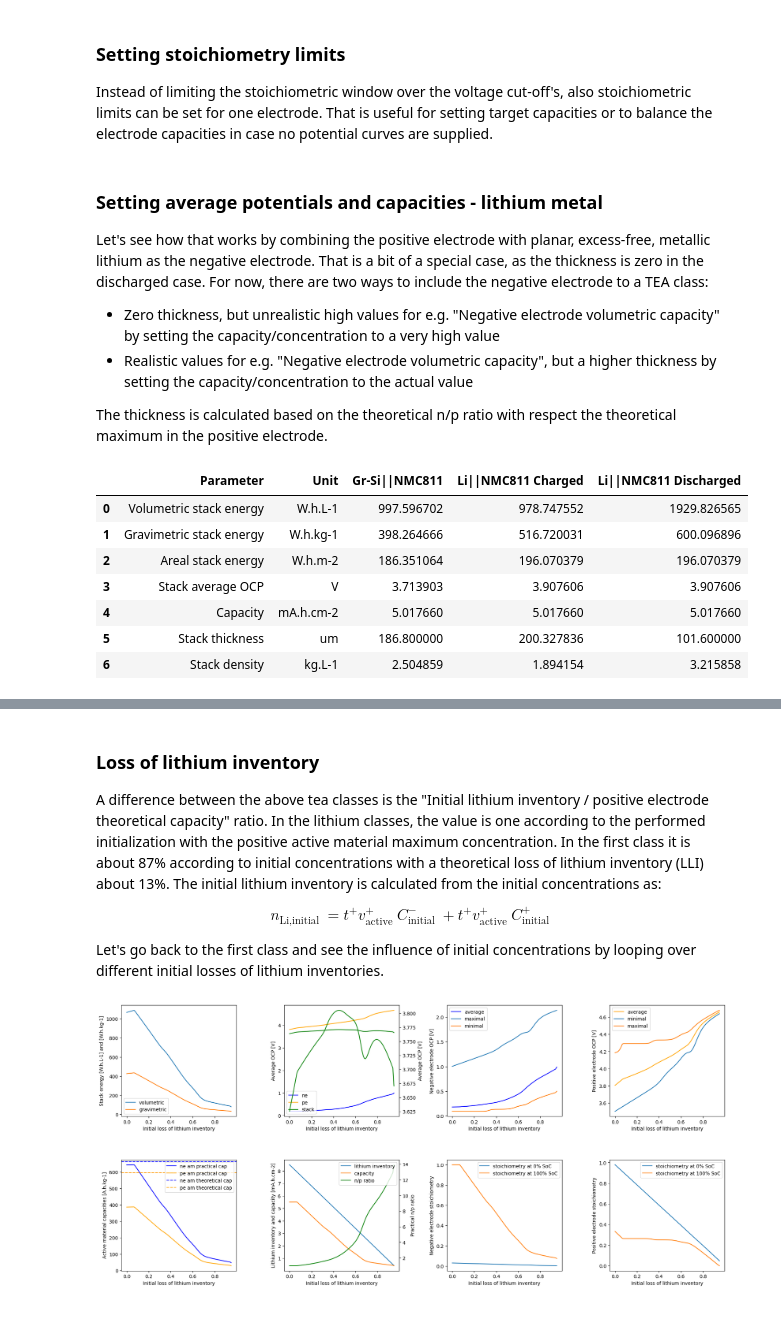
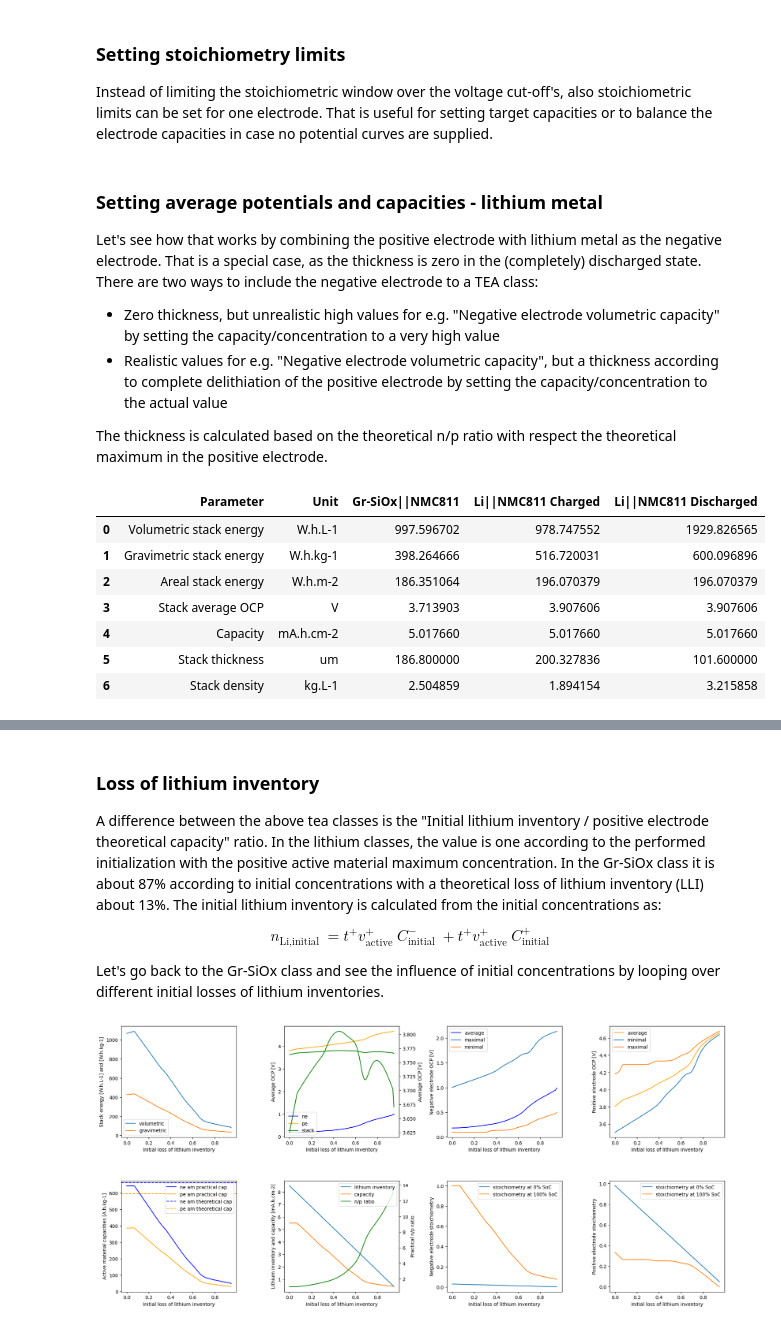
Before and after one commit to pybamm-team/pybamm-tea, a Jupyter notebook: examples/capacities_and_potentials.ipynb, the cells around one changed output, grey strips where cells are left out. Saved outputs shown, nothing was run; the diff lists cells and outputs as text; code cells hidden in the pictures.

```diff
--- a/examples/capacities_and_potentials.ipynb
+++ b/examples/capacities_and_potentials.ipynb
@@ -24,7 +26,7 @@ input = {
 base = pybamm.ParameterValues("Chen2020")
 
 # create a TEA class
-tea_class = tea.TEA(base, input)
+tea_class = pybamm_tea.TEA(base, input)
 
 # get the stack energy
 display(tea_class.stack_energy_dataframe)
@@ -136,7 +138,7 @@ for potential in upper_cut_off_potentials:
     input.update({"Upper voltage cut-off [V]": potential})
 
     # create a TEA classes with the updated input
-    tea_class = tea.TEA(base, input)
+    tea_class = pybamm_tea.TEA(base, input)
 
     # save the calculated the stack energy densities in the lists
     stack_volumetric_energy.append(tea_class.stack_energy.get("Volumetric stack energy [W.h.L-1]"))
@@ -155,20 +157,20 @@ axs[0].plot(upper_cut_off_potentials, stack_volumetric_energy, label="volumetric
 axs[0].plot(upper_cut_off_potentials, stack_gravimetric_energy, label="gravimetric")
 axs[0].set_xlabel("Upper voltage cut-off [V]")
 axs[0].set_ylabel("Stack energy [W.h.L-1] and [W.h.kg-1]")
-ax_ = axs[0].twinx()
-ax_.plot(upper_cut_off_potentials, n_p_ratios, color="black", label="n/p ratio")
-ax_.set_ylabel("Practical n/p ratio", color="black")
-ax_.tick_params(axis='y', labelcolor="black")
-lines, labels = axs[0].get_legend_handles_labels()
-lines2, labels2 = ax_.get_legend_handles_labels()
-ax_.legend(lines + lines2, labels + labels2, loc='upper left')
+axs[0].legend()
 
 # plot the stoichiometries vs the upper voltage cut-off
 axs[1].plot(upper_cut_off_potentials, x100s, label="x100")
 axs[1].plot(upper_cut_off_potentials, y100s, label="y100")
 axs[1].set_xlabel("Upper voltage cut-off [V]")
 axs[1].set_ylabel("Stoichiometries at 100%")
-axs[1].legend()
+ax_ = axs[1].twinx()
+ax_.plot(upper_cut_off_potentials, n_p_ratios, color="black", label="n/p ratio")
+ax_.set_ylabel("Practical n/p ratio", color="black")
+ax_.tick_params(axis='y', labelcolor="black")
+lines, labels = axs[1].get_legend_handles_labels()
+lines_, labels_ = ax_.get_legend_handles_labels()
+ax_.legend(lines + lines_, labels + labels_, loc='upper left')
 
 plt.show()
 # %% [output]
@@ -189,10 +191,10 @@ input_new = {
 # %% [markdown]
 ### Setting average potentials and capacities - lithium metal
 
-Let's see how that works by combining the positive electrode with planar, excess-free, metallic lithium as the negative electrode. That is a bit of a special case, as the thickness is zero in the discharged case. For now, there are two ways to include the negative electrode to a TEA class:
+Let's see how that works by combining the positive electrode with lithium metal as the negative electrode. That is a special case, as the thickness is zero in the (completely) discharged state. There are two ways to include the negative electrode to a TEA class:
 
 * Zero thickness, but unrealistic high values for e.g. "Negative electrode volumetric capacity" by setting the capacity/concentration to a very high value
-* Realistic values for e.g. "Negative electrode volumetric capacity", but a higher thickness by setting the capacity/concentration to the actual value
+* Realistic values for e.g. "Negative electrode volumetric capacity", but a thickness according to complete delithiation of the positive electrode by setting the capacity/concentration to the actual value
 
 The thickness is calculated based on the theoretical n/p ratio with respect the theoretical maximum in the positive electrode.
 # %%
@@ -219,38 +221,38 @@ input_lithium_discharged = {
 
     # set the capacity
     "Negative electrode active material capacity [A.h.kg-1]": 1e100
 }
 
 input_lithium_charged = {
 
     "Negative electrode active material capacity [A.h.kg-1]": 96485 / 3.6 / 6.941, # F [Q.mol-1] / 3600 [Q.Ah] / M_n [g.mol-1] * 1000 [g.kg-1]
     # "Maximum concentration in negative electrode [mol.m-3]": 534 / 6.941 / 1000 maximum concentration of lithium in active material could be set, too
 }
 
 # update the input with the new parameters
 input_lithium_discharged.update(input_new)
 input_lithium_charged = {**input_lithium_discharged, **input_lithium_charged}
 
 # base parameter-sets
 base = pybamm.ParameterValues("Chen2020")
 
 # create a TEA class
-tea_class_lithium_charged = tea.TEA(base, input_lithium_charged)
-tea_class_lithium_discharged = tea.TEA(base, input_lithium_discharged)
+tea_class_lithium_charged = pybamm_tea.TEA(base, input_lithium_charged)
+tea_class_lithium_discharged = pybamm_tea.TEA(base, input_lithium_discharged)
 
 # merge dataframes
 stack_energies = pd.merge(tea_class.stack_energy_dataframe, tea_class_lithium_charged.stack_energy_dataframe, on=['Parameter', 'Unit'])
 stack_energies = pd.merge(stack_energies, tea_class_lithium_discharged.stack_energy_dataframe, on=['Parameter', 'Unit'])
-stack_energies = stack_energies.rename(columns={"Value_x": "Gr-Si||NMC811", "Value_y": "Li||NMC811 Charged", "Value": "Li||NMC811 Discharged"})
+stack_energies = stack_energies.rename(columns={"Value_x": "Gr-SiOx||NMC811", "Value_y": "Li||NMC811 Charged", "Value": "Li||NMC811 Discharged"})
 capacities_and_potentials = pd.merge(tea_class.capacities_and_potentials_dataframe, tea_class_lithium_charged.capacities_and_potentials_dataframe, on=['Parameter', 'Unit'])
 capacities_and_potentials = pd.merge(capacities_and_potentials, tea_class_lithium_discharged.capacities_and_potentials_dataframe, on=['Parameter', 'Unit'])
-capacities_and_potentials = capacities_and_potentials.rename(columns={"Value_x": "Gr-Si||NMC811", "Value_y": "Li||NMC811 Charged", "Value": "Li||NMC811 Discharged"})
+capacities_and_potentials = capacities_and_potentials.rename(columns={"Value_x": "Gr-SiOx||NMC811", "Value_y": "Li||NMC811 Charged", "Value": "Li||NMC811 Discharged"})
 
 # display the dataframes
 display(stack_energies)
 display(capacities_and_potentials)
 # %% [output]
-|  | Parameter | Unit | Gr-Si||NMC811 | Li||NMC811 Charged | Li||NMC811 Discharged |
+|  | Parameter | Unit | Gr-SiOx||NMC811 | Li||NMC811 Charged | Li||NMC811 Discharged |
 | 0 | Volumetric stack energy | W.h.L-1 | 997.596702 | 978.747552 | 1929.826565 |
 | 1 | Gravimetric stack energy | W.h.kg-1 | 398.264666 | 516.720031 | 600.096896 |
 | 2 | Areal stack energy | W.h.m-2 | 186.351064 | 196.070379 | 196.070379 |
@@ -278,13 +280,13 @@ display(capacities_and_potentials)
 # %% [markdown]
 ### Loss of lithium inventory
 
-A difference between the above tea classes is the "Initial lithium inventory / positive electrode theoretical capacity" ratio. In the lithium classes, the value is one according to the performed initialization with the positive active material maximum concentration. In the first class it is about 87% according to initial concentrations with a theoretical loss of lithium inventory (LLI) about 13%. The initial lithium inventory is calculated from the initial concentrations as:
+A difference between the above tea classes is the "Initial lithium inventory / positive electrode theoretical capacity" ratio. In the lithium classes, the value is one according to the performed initialization with the positive active material maximum concentration. In the Gr-SiOx class it is about 87% according to initial concentrations with a theoretical loss of lithium inventory (LLI) about 13%. The initial lithium inventory is calculated from the initial concentrations as:
 
 \begin{equation*}
 n_{\text {Li,initial }}=t^{+} v_{\text {active }}^{+} C_{\text {initial }}^{-}+t^{+} v_{\text {active }}^{+} C_{\text {initial }}^{+}
 \end{equation*}
 
-Let's go back to the first class and see the influence of initial concentrations by looping over different initial losses of lithium inventories.
+Let's go back to the Gr-SiOx class and see the influence of initial concentrations by looping over different initial losses of lithium inventories.
 # %%
 # initialize the active material concentrations to the zero in the negative electrode and to the maximum in the positive electrode
 input["Initial concentration in negative electrode [mol.m-3]"] = None
```
Also changed, not shown: parts of 7 cells of this notebook, 3 other files.
